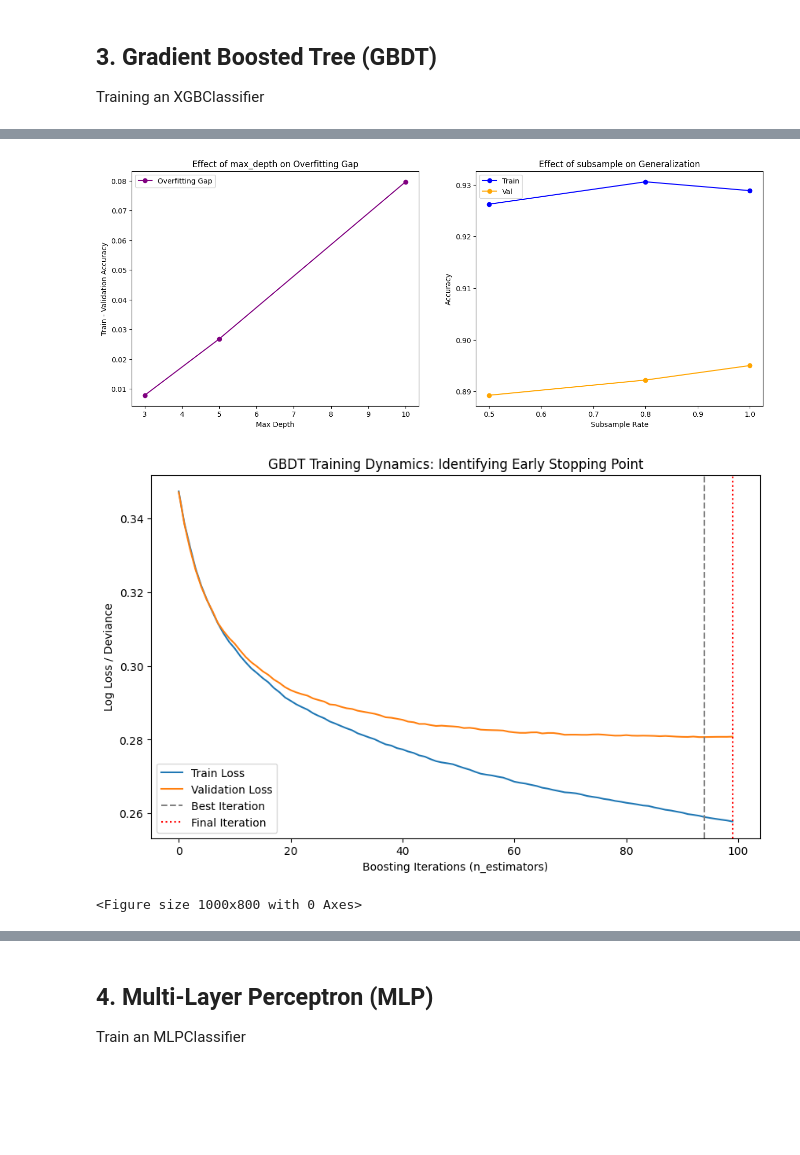
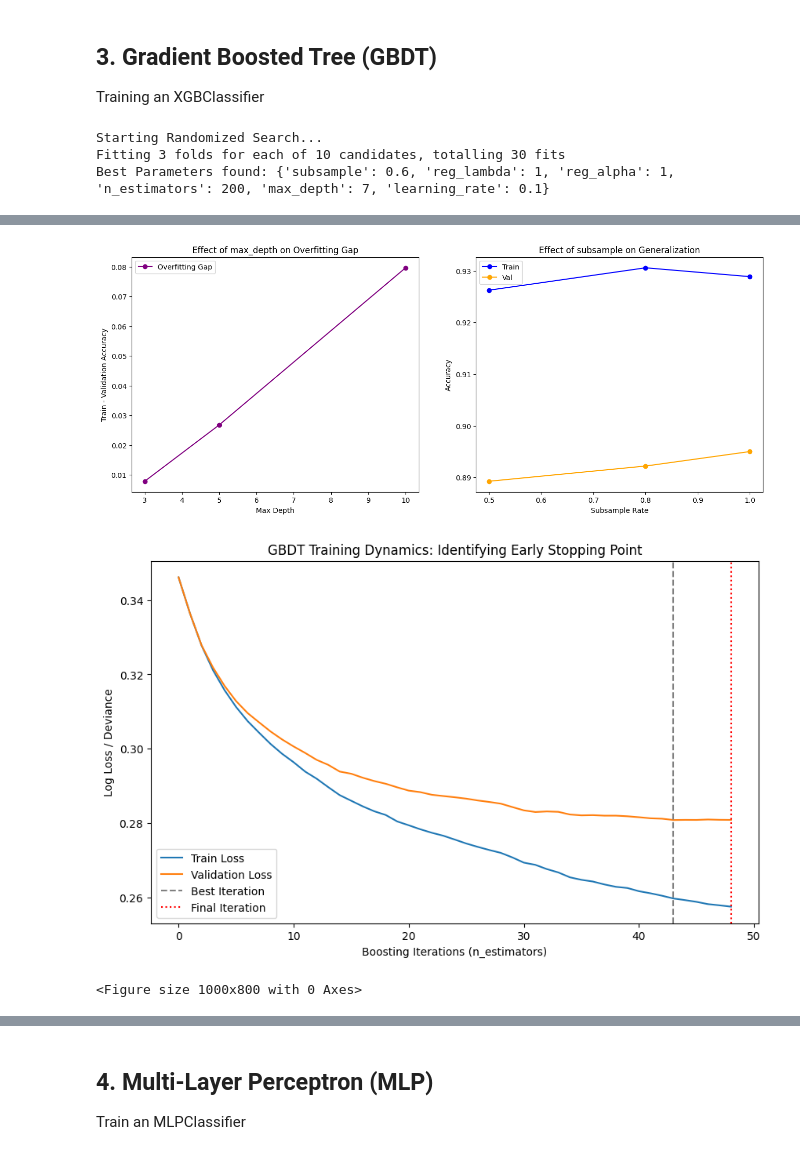
Before and after one commit to Daniel-Manjarrez/AppliedMachineLearningAssignment2, a Jupyter notebook: Assignment2.ipynb, the cells around one changed output, grey strips where cells are left out. Cells and saved outputs as stored; diff of their text form; code cells hidden in the pictures; blank space fills up the shorter version.

```diff
--- a/Assignment2.ipynb
+++ b/Assignment2.ipynb
@@ -76,6 +76,32 @@ Preprocessing Complete. Training features: 51
 ## 3. Gradient Boosted Tree (GBDT)
 Training an XGBClassifier
 # %%
+# Using RandomizedSearchCV to hypertune parameters to efficiently find a strong baseline
+param_dist = {
+    'n_estimators': [100, 200, 300],
+    'max_depth': [3, 5, 7, 10],
+    'learning_rate': [0.01, 0.05, 0.1],
+    'subsample': [0.6, 0.8, 1.0],
+    'reg_alpha': [0, 0.1, 1],
+    'reg_lambda': [1, 5, 10]
+}
+
+random_search = RandomizedSearchCV(
+    estimator=XGBClassifier(random_state=42, eval_metric='logloss'),
+    param_distributions=param_dist,
+    n_iter=10,
+    scoring='f1',
+    cv=3,
+    verbose=1,
+    random_state=42,
+    n_jobs=-1
+)
+
+print("Starting Randomized Search...")
+random_search.fit(X_train_enc, y_train)
+print(f"Best Parameters found: {random_search.best_params_}")
+best_params = random_search.best_params_.copy()
+
 # Effect of Learning Rate Comparison
 #   Comparing results for at least 3 values (0.01, 0.1, 0.3)
 learning_rates = [0.01, 0.1, 0.3]
@@ -142,7 +168,7 @@ ax[1].legend()
 # Training vs. Validation Loss (Monitoring Convergence)
 #   Using n_estimators and a validation set to monitor for overfitting
 #   Also exploring reg_alpha/reg_lambda
-model_xgb = XGBClassifier(n_estimators=1000, learning_rate=0.1, max_depth=5, subsample=0.8, reg_alpha=0.1, reg_lambda=1.0, random_state=42, early_stopping_rounds=5)
+model_xgb = XGBClassifier(**best_params, random_state=42, early_stopping_rounds=5)
 model_xgb.fit(X_train_enc, y_train, eval_set=[(X_train_enc, y_train), (X_val_enc, y_val)], verbose=False)
 
 # Extracting evaluation results for visualization
@@ -152,32 +178,35 @@ x_axis = range(0, epochs)
 
 plt.figure(figsize=(10, 6))
 plt.plot(x_axis, results['validation_0']['logloss'], label='Train Loss')
 plt.plot(x_axis, results['validation_1']['logloss'], label='Validation Loss')
 plt.title('GBDT Training Dynamics: Identifying Early Stopping Point')
 plt.xlabel('Boosting Iterations (n_estimators)')
 plt.ylabel('Log Loss / Deviance')
 plt.axvline(model_xgb.best_iteration, linestyle='--', color='gray', label='Best Iteration')
 plt.axvline(epochs-1, linestyle=':', color='red', label='Final Iteration')
 plt.legend()
 plt.show()
 
 # Feature Importance
 #   Visualizing feature importance (using built-in plot_importance)
 feat_names = [name.split('__')[-1] for name in preprocessor.get_feature_names_out()]
 model_xgb.get_booster().feature_names = feat_names
 
 plt.figure(figsize=(10, 8))
 ax = plot_importance(model_xgb, importance_type='gain', max_num_features=10, color='plum', grid=False)
 
 for text in ax.texts:
     val = float(text.get_text())
     text.set_text(f'{val:.1f}')
 
 plt.title('Top 10 Feature Importances (Sorted by Gain)')
 plt.xlabel('Importance (Gain Score)')
 plt.show()
 # %% [output]
+Starting Randomized Search...
+Fitting 3 folds for each of 10 candidates, totalling 30 fits
+Best Parameters found: {'subsample': 0.6, 'reg_lambda': 1, 'reg_alpha': 1, 'n_estimators': 200, 'max_depth': 7, 'learning_rate': 0.1}
 [figure]
 [figure]
-[figure, old version]
+[figure, new version]
-<Figure size 1000x800 with 0 Axes>
+<Figure size 1000x800 with 0 Axes>
```
Also changed, not shown: parts of 3 cells of this notebook.
